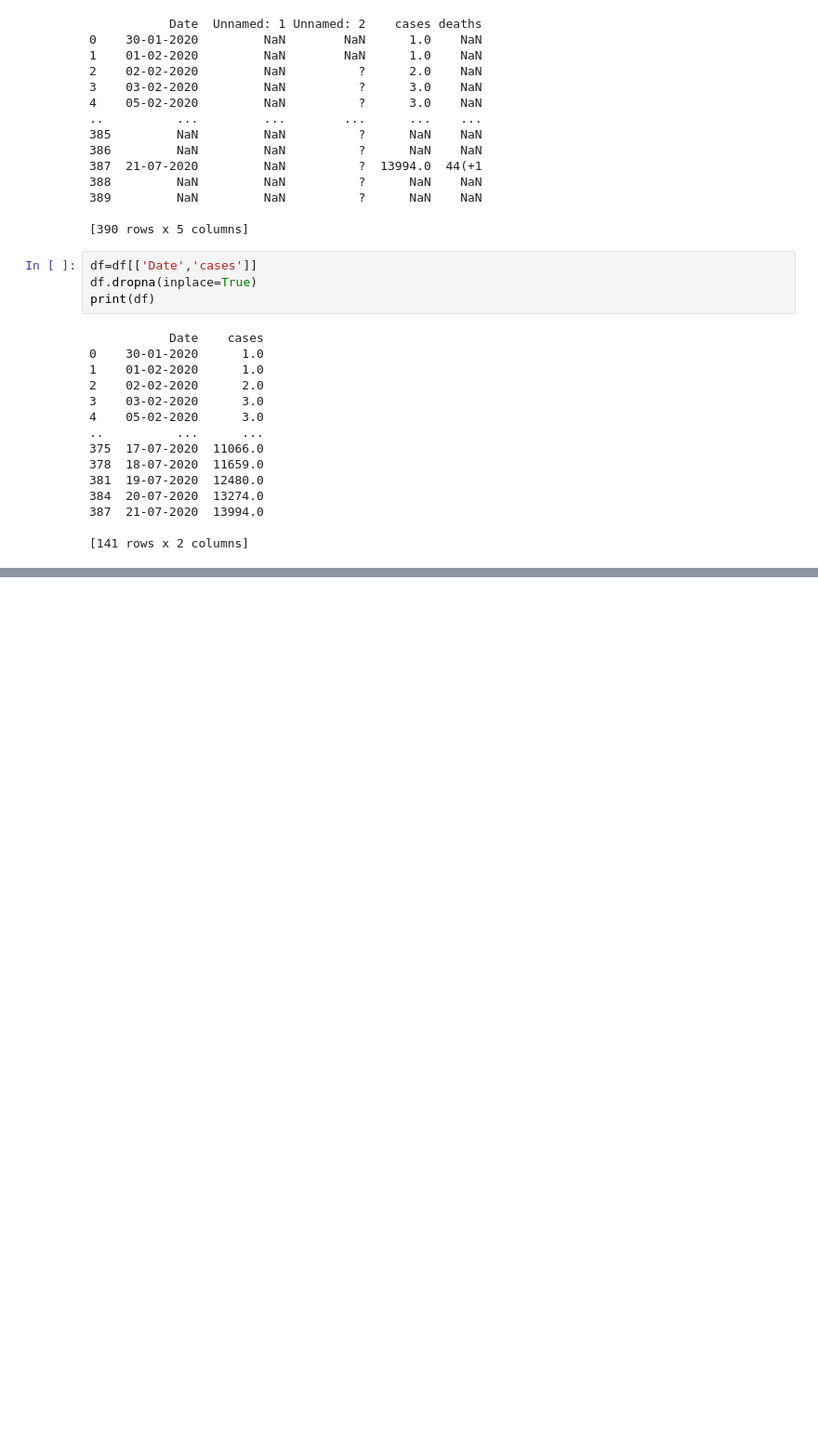
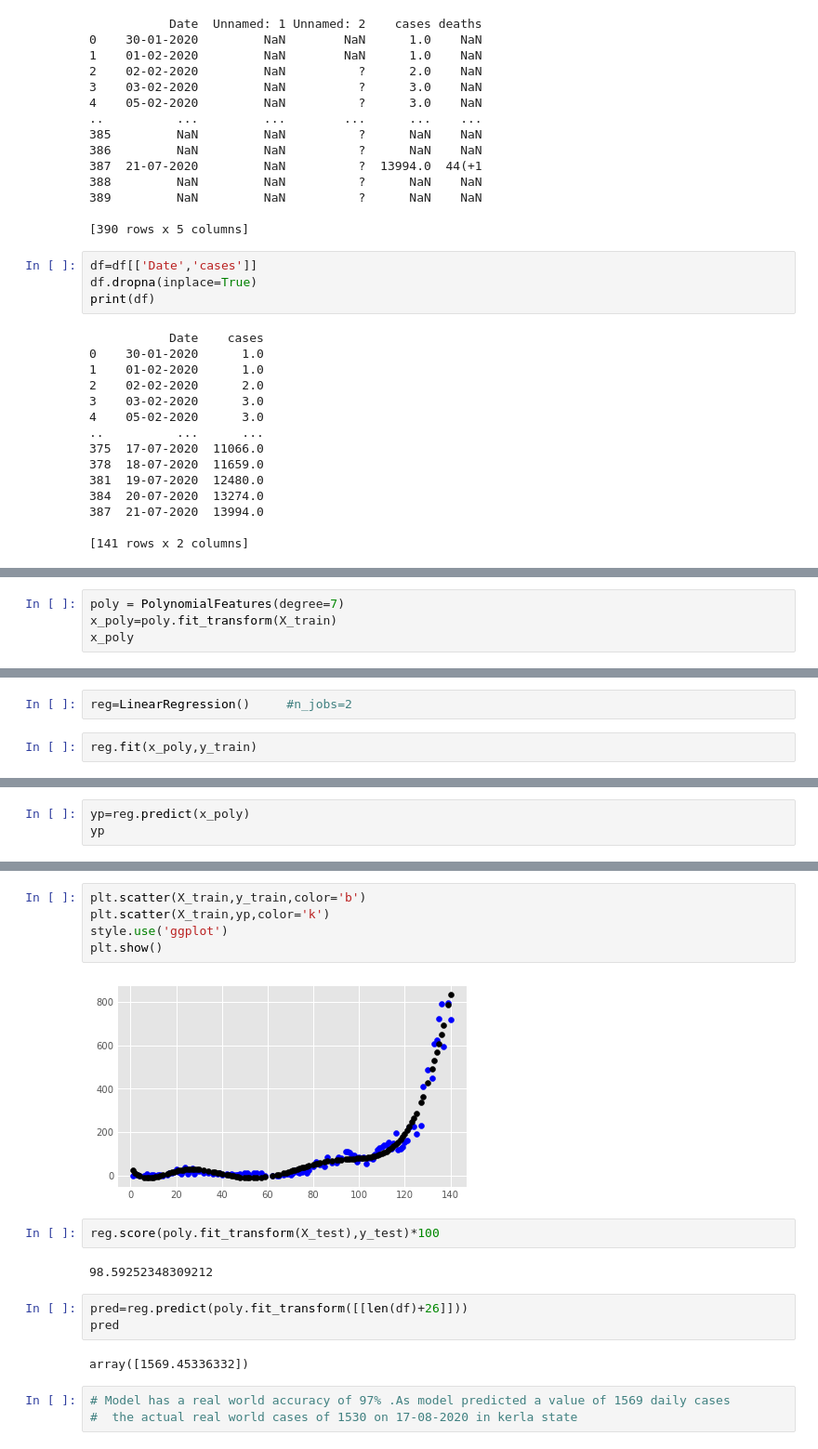
Before and after one commit to Nextgen-AI-solutions/ML_and_data_analysis, a Jupyter notebook: Covid_19.Analysis.ipynb, the cells around one changed output, grey strips where cells are left out. Shown at 93% size. Drawn from its saved outputs; the diff is of its cells as text; blank space fills up the shorter version.

```diff
--- a/Covid_19.Analysis.ipynb
+++ b/Covid_19.Analysis.ipynb
@@ -217,0 +269,4 @@ plt.show()
+# %%
+poly = PolynomialFeatures(degree=7)
+x_poly=poly.fit_transform(X_train)
+x_poly
@@ -217,0 +291,4 @@ plt.show()
+# %%
+reg=LinearRegression()     #n_jobs=2
+# %%
+reg.fit(x_poly,y_train)
@@ -217,0 +306,3 @@ plt.show()
+# %%
+yp=reg.predict(x_poly)
+yp
@@ -217,0 +327,19 @@ plt.show()
+# %%
+plt.scatter(X_train,y_train,color='b')
+plt.scatter(X_train,yp,color='k')
+style.use('ggplot')
+plt.show()
+# %% [output]
+[figure, added]
+# %%
+reg.score(poly.fit_transform(X_test),y_test)*100
+# %% [output]
+98.59252348309212
+# %%
+pred=reg.predict(poly.fit_transform([[len(df)+26]]))
+pred
+# %% [output]
+array([1569.45336332])
+# %%
+# Model has a real world accuracy of 97% .As model predicted a value of 1569 daily cases
+#  the actual real world cases of 1530 on 17-08-2020 in kerla state
```
Also changed, not shown: parts of 21 cells of this notebook.
